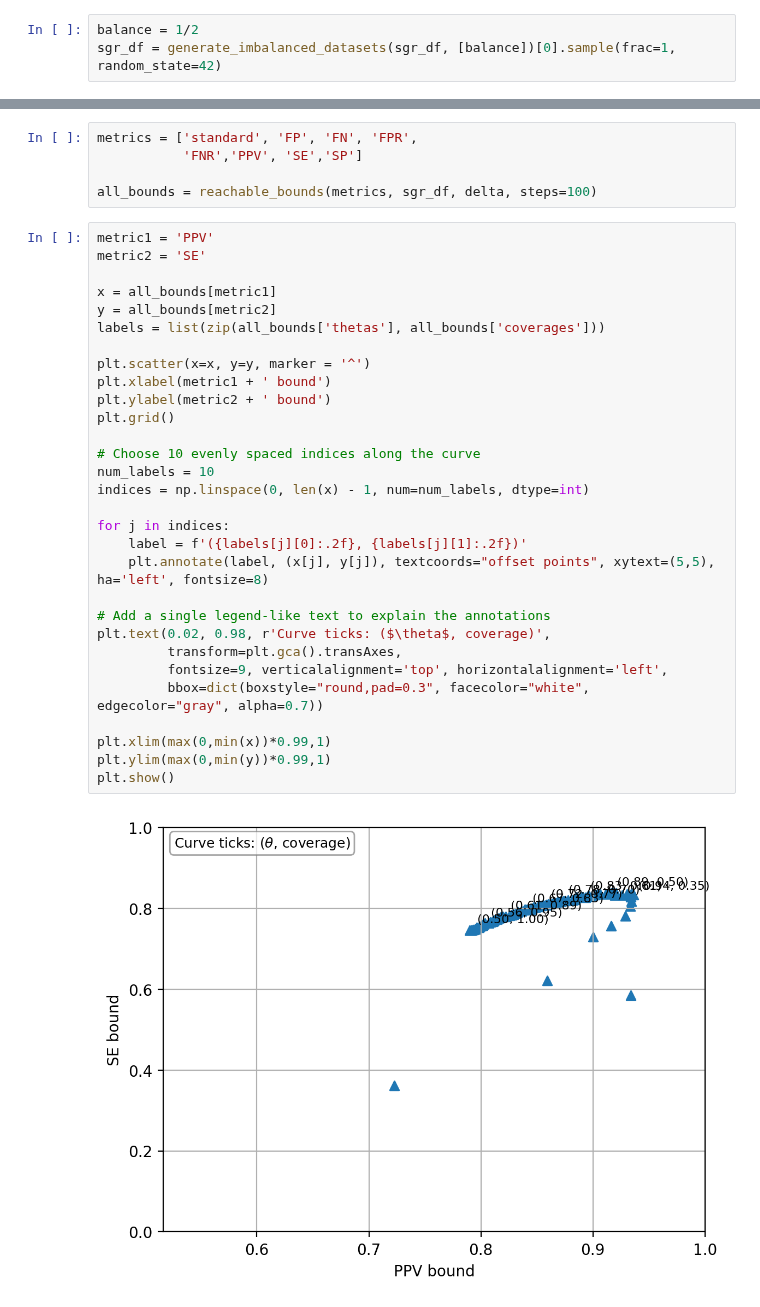
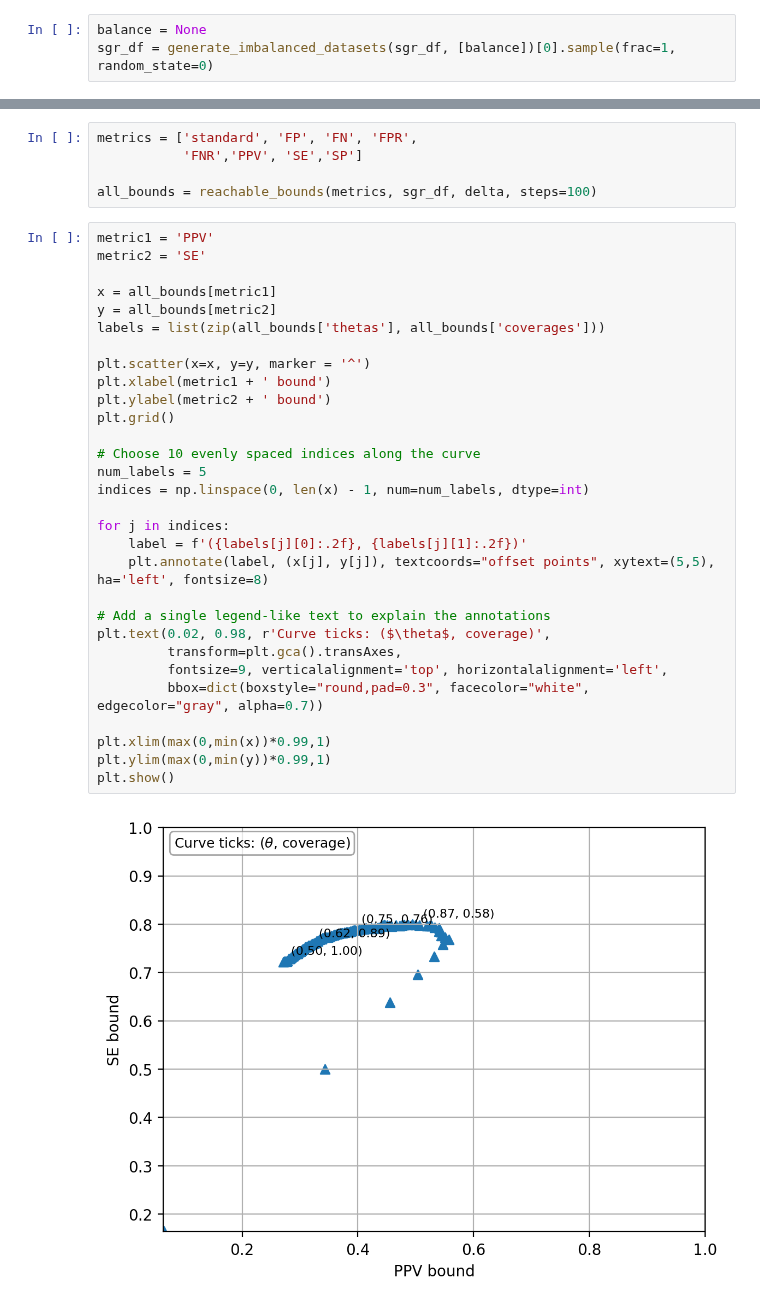
Before and after one commit to EmilienJemelen/selective-classification, a Jupyter notebook: experiments/CIFAR2/joint_control.ipynb, the cells around one changed output, grey strips where cells are left out. Drawn from its saved outputs; the diff is of its cells as text.

```diff
--- a/experiments/CIFAR2/joint_control.ipynb
+++ b/experiments/CIFAR2/joint_control.ipynb
@@ -54,6 +53,6 @@ sgr_df.head()
 # %%
-balance = 1/2
-sgr_df = generate_imbalanced_datasets(sgr_df, [balance])[0].sample(frac=1, random_state=42)
+balance = None
+sgr_df = generate_imbalanced_datasets(sgr_df, [balance])[0].sample(frac=1, random_state=0)
 # %%
 delta = 0.001
 # %%
@@ -165,32 +164,32 @@ all_bounds = reachable_bounds(metrics, sgr_df, delta, steps=100)
 # %%
 metric1 = 'PPV'
 metric2 = 'SE'
 
 x = all_bounds[metric1]
 y = all_bounds[metric2]
 labels = list(zip(all_bounds['thetas'], all_bounds['coverages']))
 
 plt.scatter(x=x, y=y, marker = '^')
 plt.xlabel(metric1 + ' bound')
 plt.ylabel(metric2 + ' bound')
 plt.grid()
 
 # Choose 10 evenly spaced indices along the curve
-num_labels = 10
+num_labels = 5
 indices = np.linspace(0, len(x) - 1, num=num_labels, dtype=int)
 
 for j in indices:
     label = f'({labels[j][0]:.2f}, {labels[j][1]:.2f})'
     plt.annotate(label, (x[j], y[j]), textcoords="offset points", xytext=(5,5), ha='left', fontsize=8)
 
 # Add a single legend-like text to explain the annotations
 plt.text(0.02, 0.98, r'Curve ticks: ($\theta$, coverage)',
          transform=plt.gca().transAxes,
          fontsize=9, verticalalignment='top', horizontalalignment='left',
          bbox=dict(boxstyle="round,pad=0.3", facecolor="white", edgecolor="gray", alpha=0.7))
 
 plt.xlim(max(0,min(x))*0.99,1)
 plt.ylim(max(0,min(y))*0.99,1)
 plt.show()
 # %% [output]
-[figure, old version]
+[figure, new version]
```
Also changed, not shown: parts of 4 cells of this notebook, 3 other files.
